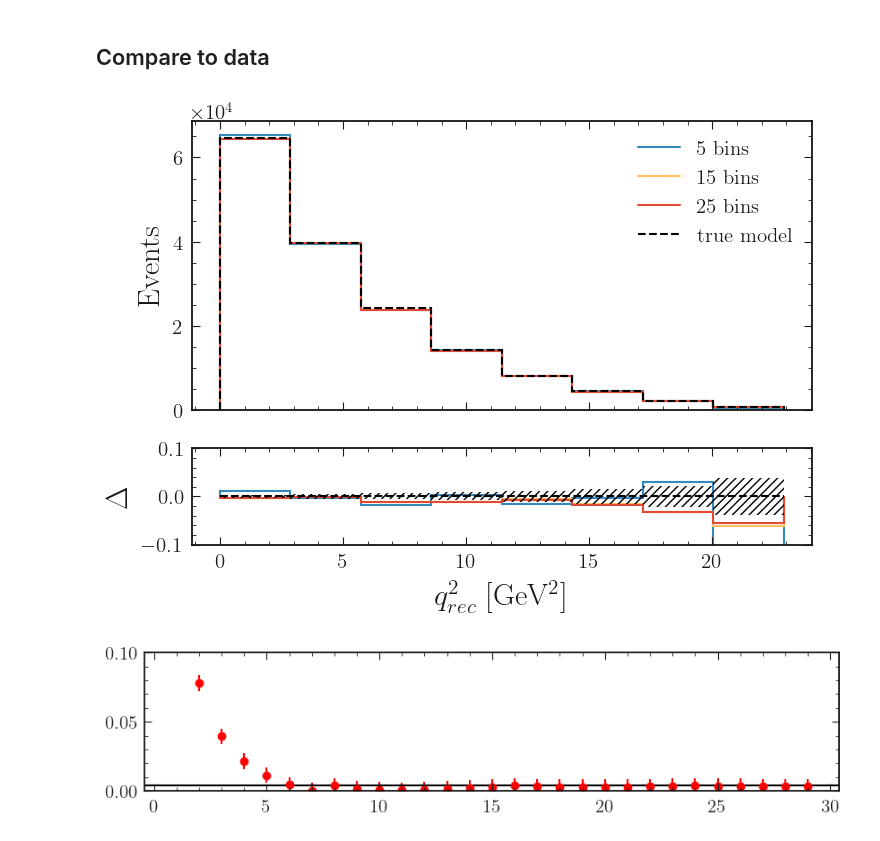
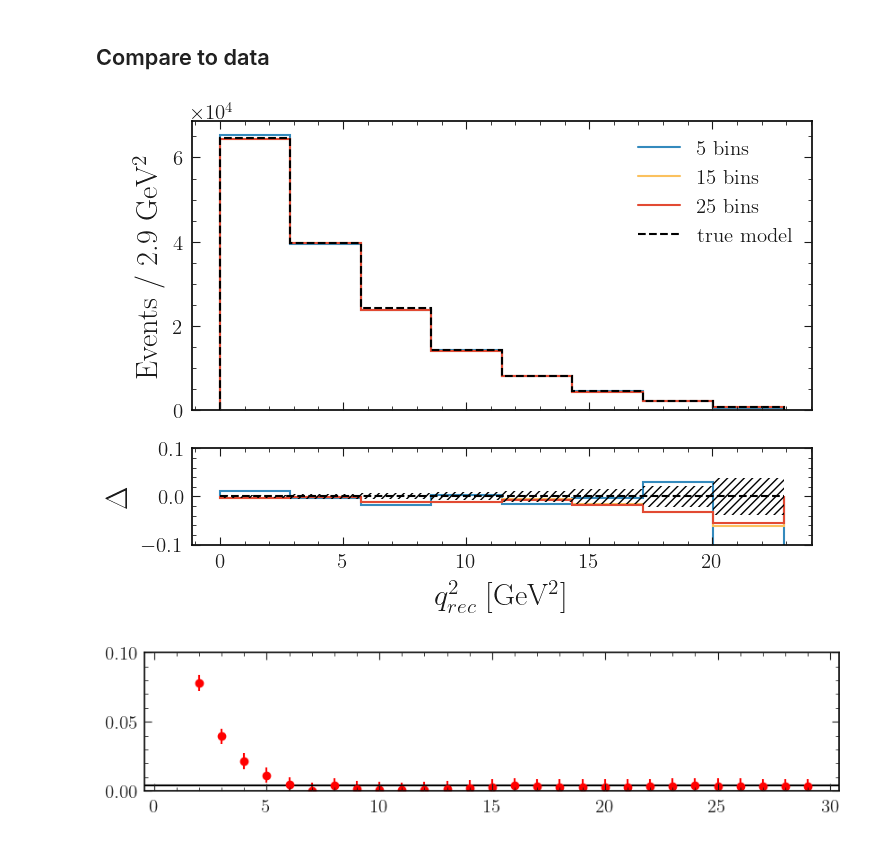
Before and after one commit to lorenzennio/redist, a Jupyter notebook: examples/knunu/knunu_binning.ipynb, the cells around one changed output. Saved outputs shown, nothing was run; the diff lists cells and outputs as text; code cells hidden in the pictures.

```diff
--- a/examples/knunu/knunu_binning.ipynb
+++ b/examples/knunu/knunu_binning.ipynb
@@ -205,7 +205,7 @@ for m in range(100):
 
     old = None
     #loop over number of bins
-    for n in range(1, 30):
+    for n in range(1, 100):
         q2binning = np.linspace(0.0, 22.9, n+1)
 
         mapping_dist = modifier.map(null_samples.flatten(), [null_samples.flatten()], binning, [q2binning])
@@ -268,35 +268,35 @@ from cycler import cycler
 # matplotlib.rcParams['axes.prop_cycle'] = cycler(color=['#e4e1d9', '#9085a7', '#4a406c'])
 
 fig, ax = plt.subplots(2,1,sharex=True, height_ratios=[3, 1])
 
 ax[0].stairs(new[5-1] , binning, linewidth=1.5, label=f' 5 bins', color='C0')
 ax[0].stairs(new[15-1], binning, linewidth=1.5, label=f'15 bins', color='C4')
 ax[0].stairs(new[25-1], binning, linewidth=1.5, label=f'25 bins', color='C1')
 
 ax[0].stairs(alt_yields, binning, color='k', linestyle='dashed', linewidth=1.5, label='true model')
 
-ax[0].set_ylabel(r'Events')
+ax[0].set_ylabel(r'Events / 2.9 GeV$^2$')
 ax[0].legend()
 
 ax[1].stairs((new[ 5-1]-alt_yields)/alt_yields , binning, linewidth=1.5, label=f' 5 bins', color='C0')
 ax[1].stairs((new[15-1]-alt_yields)/alt_yields , binning, linewidth=1.5, label=f' 5 bins', color='C4')
 ax[1].stairs((new[25-1]-alt_yields)/alt_yields , binning, linewidth=1.5, label=f' 5 bins', color='C1')
 
 ax[1].stairs( np.sqrt(1/alt_yields), binning, color='k', linewidth=0., hatch='////')
 ax[1].stairs(-np.sqrt(1/alt_yields), binning, color='k', linewidth=0., hatch='////')
 ax[1].hlines(y=0, xmin=binning[0], xmax=binning[-1], color='k', linestyle='dashed', linewidth=1.5)
 
 ax[1].set_ylim(-0.1, 0.1)
 
 ax[1].set_xlabel(r'$q_{rec}^2$ [GeV$^2$]')
 ax[1].set_ylabel(r'$\Delta$')
 
 file = '../results/knunu_binning.pdf'
 plt.savefig(file)
 
 plt.show()
 # %% [output]
-[figure, old version]
+[figure, new version]
 # %%
 new = np.array(new)
 diffs = abs(new-alt_yields)/alt_yields
```
Also changed, not shown: 1 other file.
